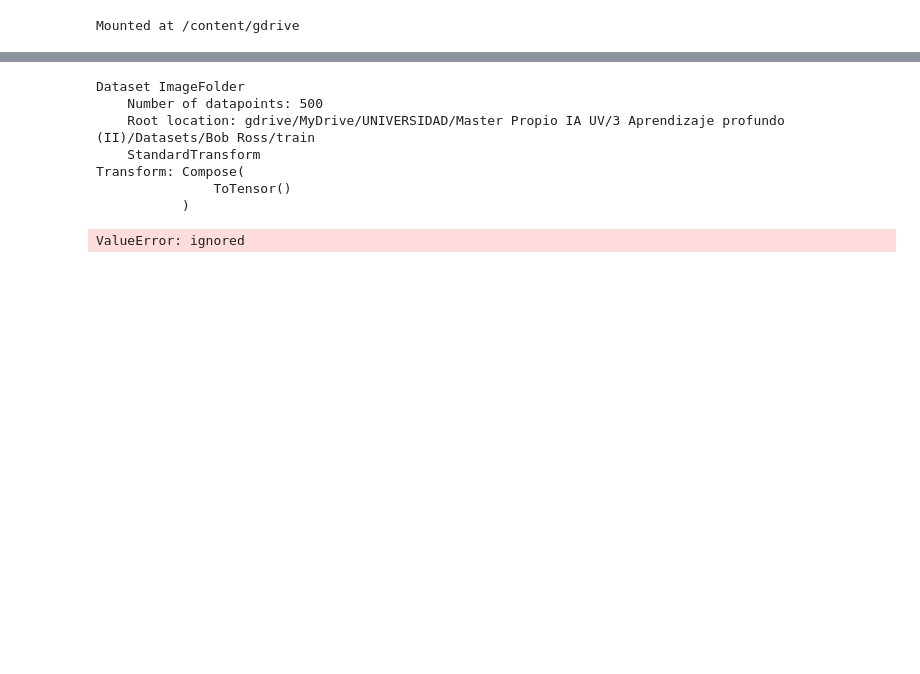
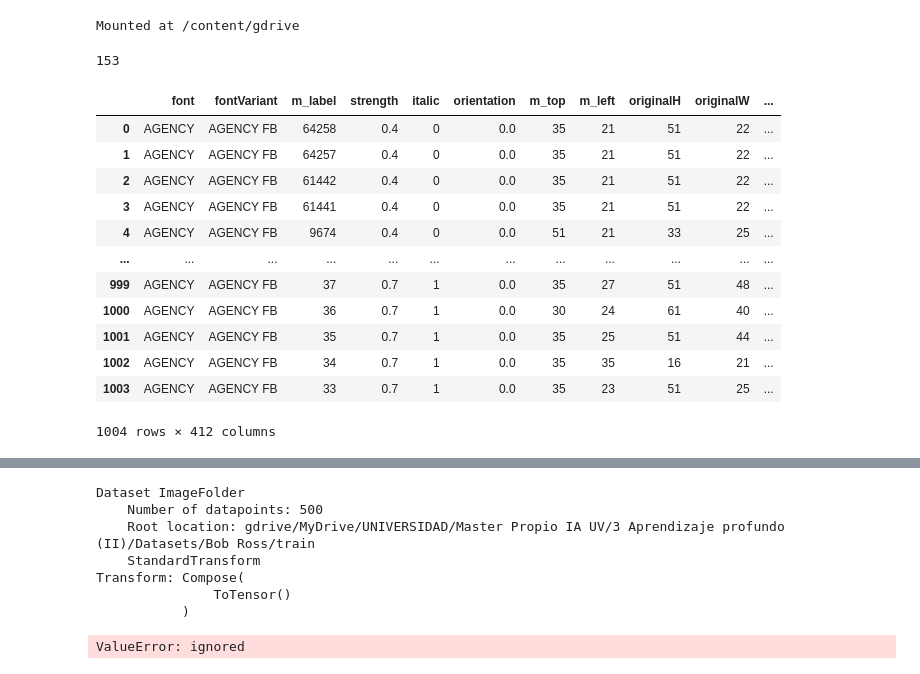
Before and after one commit to vicentcamison/idal_ia3, a Jupyter notebook: 3 Aprendizaje profundo (II)/GAN.ipynb, the cells around one changed output, grey strips where cells are left out. Drawn from its saved outputs; the diff is of its cells as text; code cells hidden in the pictures; blank space fills up the shorter version.

```diff
--- a/3 Aprendizaje profundo (II)/GAN.ipynb
+++ b/3 Aprendizaje profundo (II)/GAN.ipynb
@@ -23,6 +25,5 @@ drive.mount('/content/gdrive')
 # %% [output]
 Mounted at /content/gdrive
 # %%
-#!ls gdrive/MyDrive/UNIVERSIDAD/Master\ Propio\ IA\ UV/3\ Aprendizaje\ profundo\ (II)/Datasets/Bob\ Ross/train/images
-#directory = 'gdrive/MyDrive/UNIVERSIDAD/Master Propio IA UV/3 Aprendizaje profundo (II)/Datasets/Bob Ross/train/images'
-directory = "gdrive/MyDrive/UNIVERSIDAD/Master Propio IA UV/3 Aprendizaje profundo (II)/Datasets/Bob Ross/train"
+#directory = "gdrive/MyDrive/UNIVERSIDAD/Master Propio IA UV/3 Aprendizaje profundo (II)/Datasets/Bob Ross/train"
+directory = "gdrive/MyDrive/UNIVERSIDAD/Master Propio IA UV/3 Aprendizaje profundo (II)/Trabajo final/fonts"
@@ -28,0 +34,4 @@ directory = "gdrive/MyDrive/UNIVERSIDAD/Master Propio IA UV/3 Aprendizaje profun
+# %%
+len(dfs)
+# %% [output]
+153
@@ -28,0 +72,17 @@ directory = "gdrive/MyDrive/UNIVERSIDAD/Master Propio IA UV/3 Aprendizaje profun
+# %%
+font_db = pd.read_csv(directory+'/AGENCY.csv')
+font_db
+# %% [output]
+|  | font | fontVariant | m_label | strength | italic | orientation | m_top | m_left | originalH | originalW | ... |
+| 0 | AGENCY | AGENCY FB | 64258 | 0.4 | 0 | 0.0 | 35 | 21 | 51 | 22 | ... |
+| 1 | AGENCY | AGENCY FB | 64257 | 0.4 | 0 | 0.0 | 35 | 21 | 51 | 22 | ... |
+| 2 | AGENCY | AGENCY FB | 61442 | 0.4 | 0 | 0.0 | 35 | 21 | 51 | 22 | ... |
+| 3 | AGENCY | AGENCY FB | 61441 | 0.4 | 0 | 0.0 | 35 | 21 | 51 | 22 | ... |
+| 4 | AGENCY | AGENCY FB | 9674 | 0.4 | 0 | 0.0 | 51 | 21 | 33 | 25 | ... |
+| ... | ... | ... | ... | ... | ... | ... | ... | ... | ... | ... | ... |
+| 999 | AGENCY | AGENCY FB | 37 | 0.7 | 1 | 0.0 | 35 | 27 | 51 | 48 | ... |
+| 1000 | AGENCY | AGENCY FB | 36 | 0.7 | 1 | 0.0 | 30 | 24 | 61 | 40 | ... |
+| 1001 | AGENCY | AGENCY FB | 35 | 0.7 | 1 | 0.0 | 35 | 25 | 51 | 44 | ... |
+| 1002 | AGENCY | AGENCY FB | 34 | 0.7 | 1 | 0.0 | 35 | 35 | 16 | 21 | ... |
+| 1003 | AGENCY | AGENCY FB | 33 | 0.7 | 1 | 0.0 | 35 | 23 | 51 | 25 | ... |
+1004 rows × 412 columns
```
Also changed, not shown: parts of 14 cells of this notebook.
